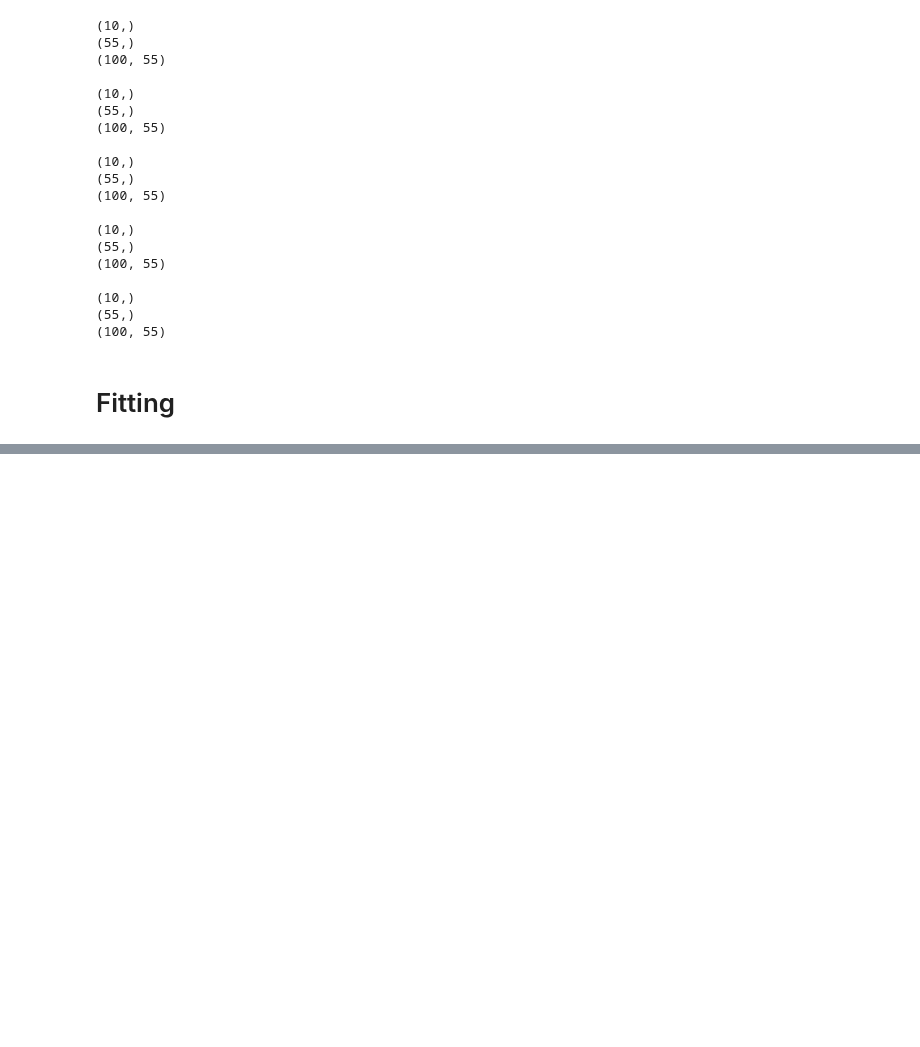
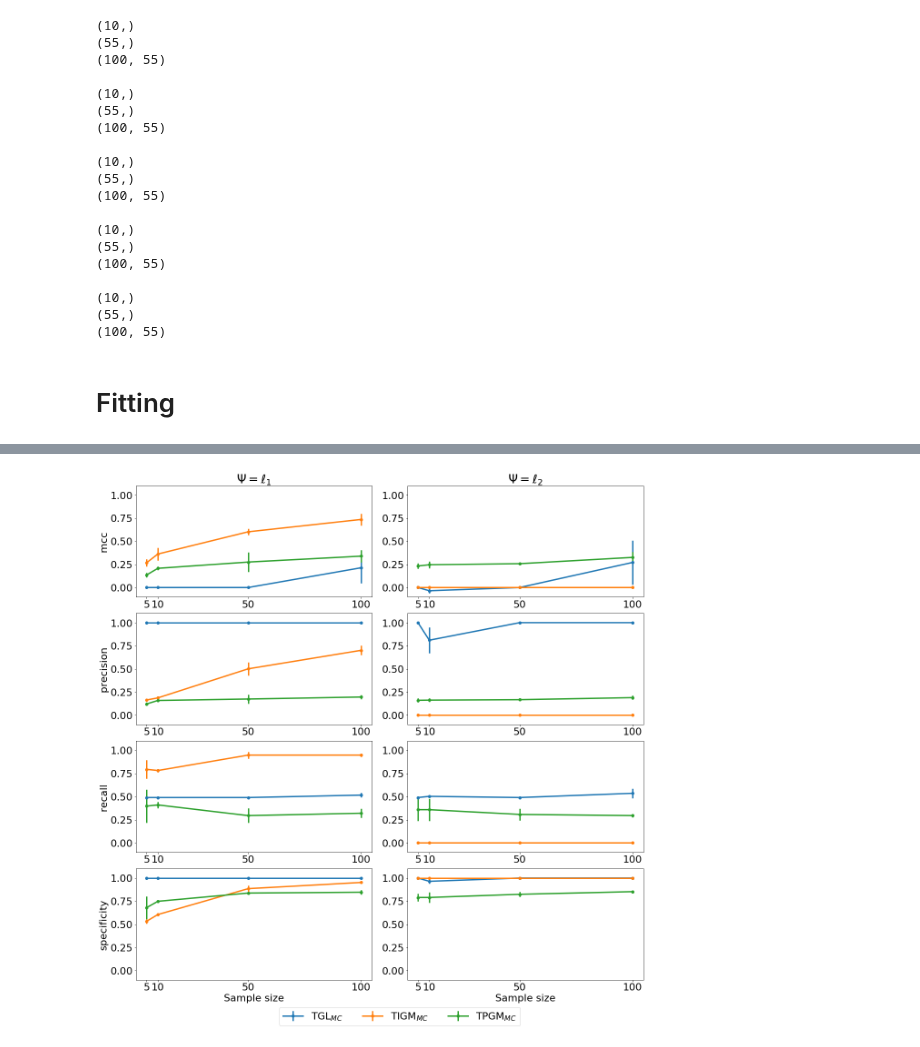
Before and after one commit to fdtomasi/regain, a Jupyter notebook: notebooks/kernel/Multi class kernel use.ipynb, the cells around one changed output, grey strips where cells are left out. Saved outputs shown, nothing was run; the diff lists cells and outputs as text; code cells hidden in the pictures; blank space fills up the shorter version.

```diff
--- a/notebooks/kernel/Multi class kernel use.ipynb
+++ b/notebooks/kernel/Multi class kernel use.ipynb
@@ -136,0 +289,43 @@ from regain.generalized_linear_mode
+# %%
+import matplotlib.pyplot as plt
+import matplotlib.gridspec as gridspec
+import matplotlib.pyplot as plt
+plt.rcParams.update({'font.size': 22})
+
+plt.figure(figsize=(20, 20))
+gs1 = gridspec.GridSpec(4, 2)
+gs1.update(wspace=0.15, hspace=0.15) # set the spacing between axes.
+
+
+#fig, ax = plt.subplots(4,2, figsize=(15,20), sharex=True, sharey=True)
+j = 0
+for i, s in enumerate(scores):
+    ax = plt.subplot(gs1[j])
+    if j==0:
+        ax.set_title(r'$\Psi=\ell_1$')
+    ax.set_ylabel(s)
+    ax.errorbar(sizes, means_g[s], yerr=std_g[s], marker='o', linewidth=3,label=r'TGL$_{MC}$')
+    ax.errorbar(sizes, means_i[s], yerr=std_i[s],marker='o',linewidth=3,label=r'TIGM$_{MC}$')
+    ax.errorbar(sizes, means_p[s], yerr=std_p[s],marker='o',linewidth=3,label=r'TPGM$_{MC}$')
+    ax.set_xticks(sizes)
+    if j==6:
+        ax.set_xlabel('Sample size')
+    plt.ylim(-0.1,1.1)
+    ax = plt.subplot(gs1[j+1])
+    if j==0:
+        ax.set_title(r'$\Psi=\ell_2$')
+    ax.errorbar(sizes, means_g2[s], yerr=std_g2[s],marker='o',linewidth=3,label=r'TGL$_{MC}$')
+    ax.errorbar(sizes, means_i2[s], yerr=std_i2[s],marker='o',linewidth=3,label=r'TIGM$_{MC}$')
+    ax.errorbar(sizes, means_p2[s], yerr=std_p2[s],marker='o',linewidth=3,label=r'TPGM$_{MC}$')
+    ax.set_xticks(sizes)
+    plt.ylim(-0.1,1.1)
+    if j==6:
+        ax.set_xlabel('Sample size')
+    j+=2
+
+plt.legend(ncol=3, bbox_to_anchor=(0.5, -0.2))
+plt.savefig("../../../../Dropbox (DIBRIS)/PhD/PhD thesis/Images/temporal-models/multi-class10nodes.pdf",
+           transparent=True, dpi=200, bbox_inches='tight')
+plt.show()
+# %% [output]
+[figure, added]
```
Also changed, not shown: parts of 7 cells of this notebook, 5 other files.
